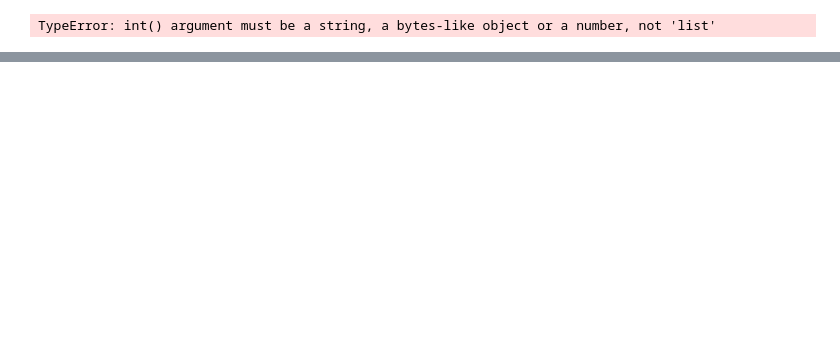
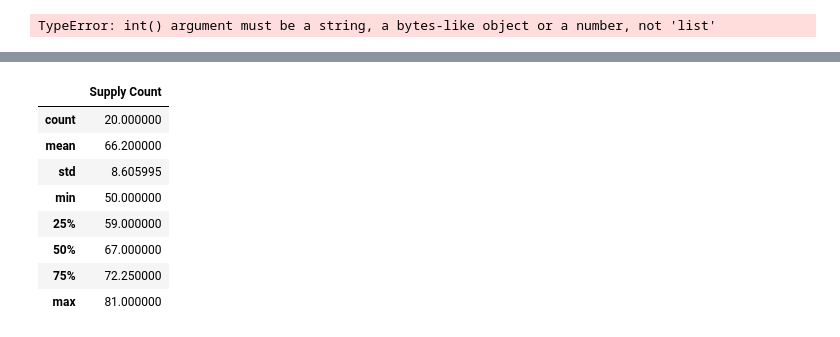
Before and after one commit to louisaboy/CSMODELProject2, a Jupyter notebook: CSMODEL-Project2-S12-Group#12.ipynb, the cells around one changed output, grey strips where cells are left out. Drawn from its saved outputs; the diff is of its cells as text; code cells hidden in the pictures; blank space fills up the shorter version.

```diff
--- a/CSMODEL-Project2-S12-Group#12.ipynb
+++ b/CSMODEL-Project2-S12-Group#12.ipynb
@@ -154,0 +245,12 @@ for i, basket in enumerate(baskets):
+# %%
+eda1_df.describe()
+# %% [output]
+|  | Supply Count |
+| count | 20.000000 |
+| mean | 66.200000 |
+| std | 8.605995 |
+| min | 50.000000 |
+| 25% | 59.000000 |
+| 50% | 67.000000 |
+| 75% | 72.250000 |
+| max | 81.000000 |
```
Also changed, not shown: parts of 11 cells of this notebook, 1 other file.
